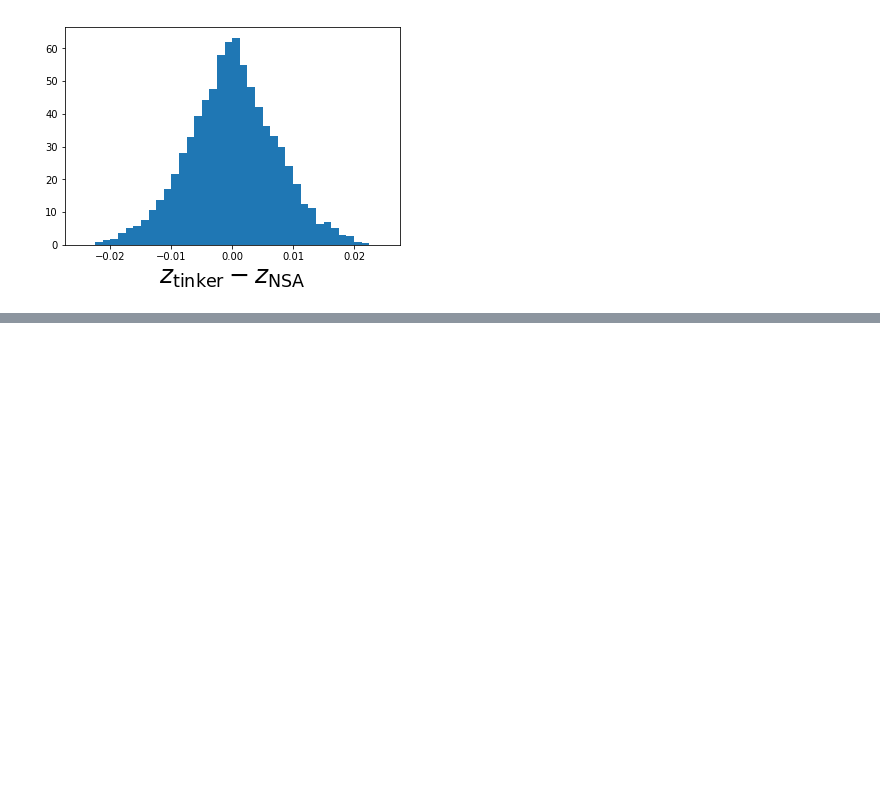
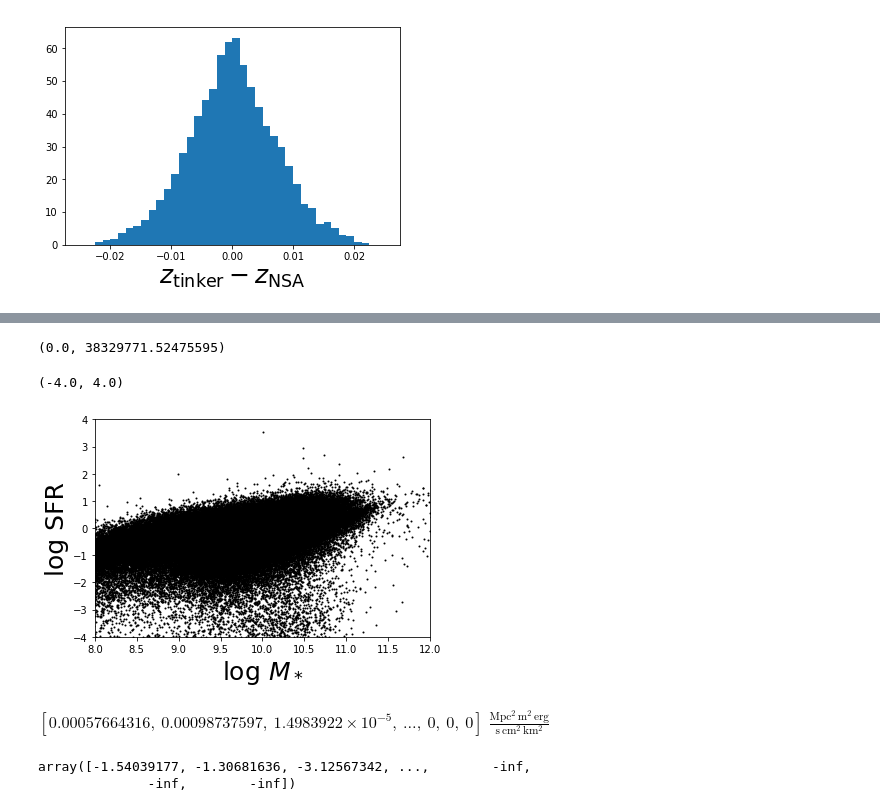
Before and after one commit to changhoonhahn/LetsTalkAboutQuench, a Jupyter notebook: notebooks/notes_SDSS_extra.ipynb, the cells around one changed output, grey strips where cells are left out. Saved outputs shown, nothing was run; the diff lists cells and outputs as text; code cells hidden in the pictures; blank space fills up the shorter version.

Commit message:
compiling catalogs with NSA data columns for Claire and Tinker's catalogs

```diff
--- a/notebooks/notes_SDSS_extra.ipynb
+++ b/notebooks/notes_SDSS_extra.ipynb
@@ -115,0 +184,25 @@ for m_tink in np.unique(m_tinker)[:1000]:
+# %%
+nsa_fuv = nsa_data.field('NMGY')[:,0] # nanomaggies
+nsa_fuv_kcorr = nsa_data.field('KCORRECT')[:,0] # kcorrect
+nsa_fuv_jansky = jansky(nsa_fuv, nsa_fuv_kcorr)
+
+nsa_uv_sfr = UVsfr(nsa_data.field('z'),
+                   nsa_data.field('ABSMAG')[:,0],
+                   nsa_data.field('ABSMAG')[:,1],
+                   nsa_data.field('ABSMAG')[:,4],
+                   nsa_fuv_jansky)
+# %%
+nsa_uv_sfr.min(), nsa_uv_sfr.max()
+# %% [output]
+(0.0, 38329771.52475595)
+# %%
+fig = plt.figure()
+sub = fig.add_subplot(111)
+sub.scatter(np.log10(nsa_data.field('MASS')), np.log10(nsa_uv_sfr), c='k', s=1)
+sub.set_xlabel('log $M_*$', fontsize=25)
+sub.set_xlim([8., 12.])
+sub.set_ylabel('log SFR', fontsize=25)
+sub.set_ylim([-4., 4.])
+# %% [output]
+(-4.0, 4.0)
+[figure, added]
@@ -115,0 +215,4 @@ for m_tink in np.unique(m_tinker)[:1000]:
+# %%
+ha_flux
+# %% [output]
+$[0.00057664316,~0.00098737597,~1.4983922 \times 10^{-5},~\dots,~0,~0,~0] \; \mathrm{\frac{Mpc^{2}\,m^{2}\,erg}{s\,cm^{2}\,km^{2}}}$
@@ -115,0 +221,5 @@ for m_tink in np.unique(m_tinker)[:1000]:
+# %%
+np.log10(HA_SFR.value)
+# %% [output]
+array([-1.54039177, -1.30681636, -3.12567342, ...,        -inf,
+              -inf,        -inf])
```
Also changed, not shown: parts of 12 cells of this notebook, 4 other files.
